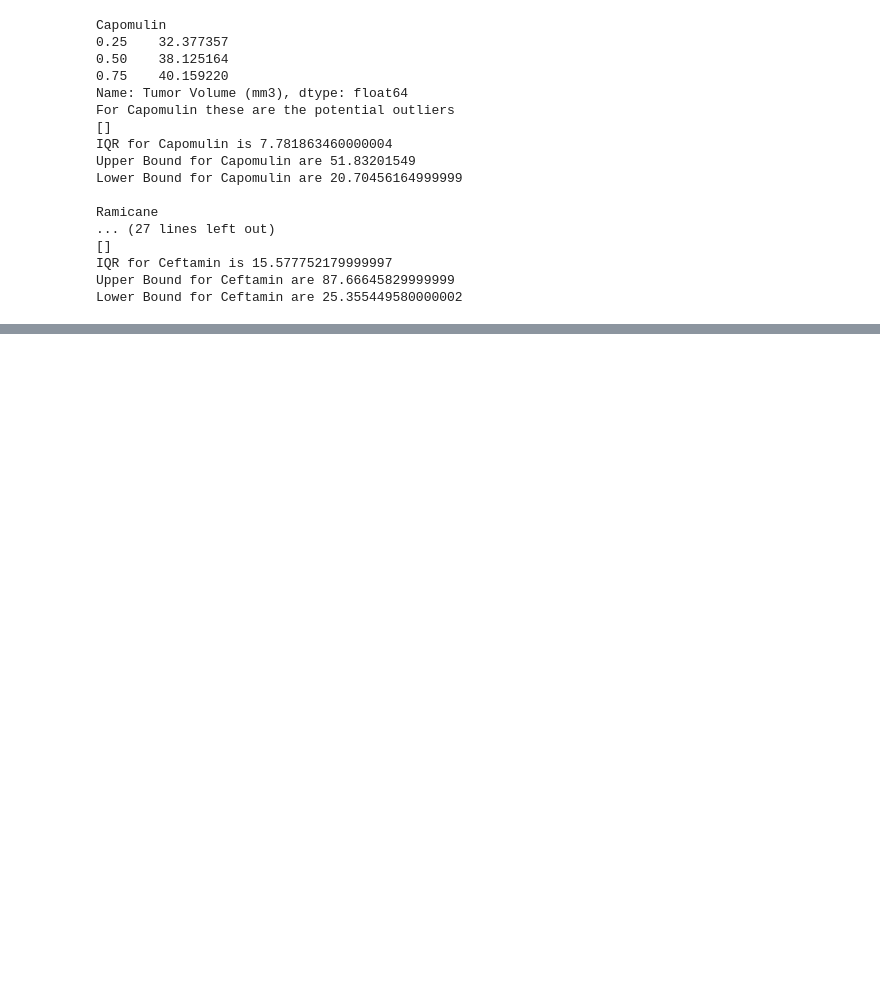
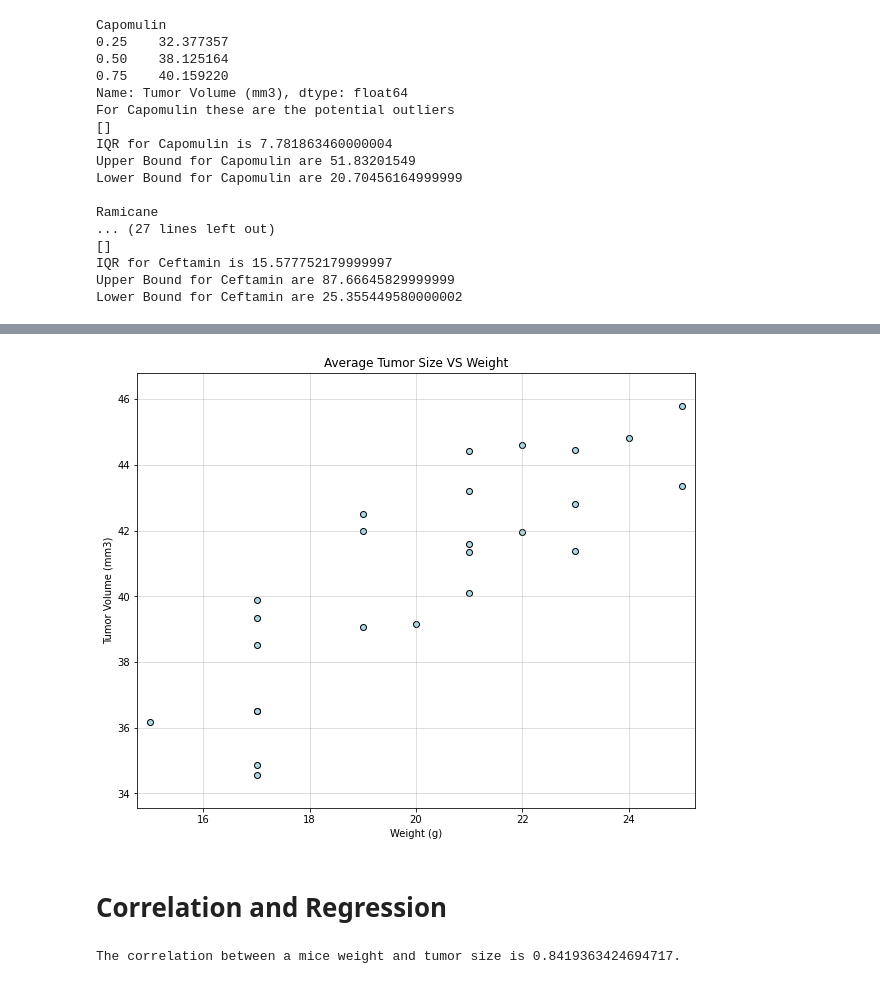
Before and after one commit to radioactivearm/matplotlib-challenge, a Jupyter notebook: Pymaceuticals/pymaceuticals_main.ipynb, the cells around one changed output, grey strips where cells are left out. Cells and saved outputs as stored; diff of their text form; code cells hidden in the pictures; blank space fills up the shorter version.

```diff
--- a/Pymaceuticals/pymaceuticals_main.ipynb
+++ b/Pymaceuticals/pymaceuticals_main.ipynb
@@ -454,0 +404,34 @@ plt.show()
+# %%
+# i am going to group by mouse that take average of both tumor volume and weight and plot them
+cap_by_mouse = cap_mice.groupby('Mouse ID')
+
+avg_tumor = cap_by_mouse['Tumor Volume (mm3)'].mean()
+
+# i am taking the average but since they are static i is really just grabbing the number for me
+weight = cap_by_mouse['Weight (g)'].mean()
+# %%
+# plotting
+plt.figure(figsize=(10,8))
+plt.scatter(weight, avg_tumor, color='lightblue', edgecolor='black')
+
+plt.grid(alpha=.5)
+
+plt.title('Average Tumor Size VS Weight')
+plt.xlabel('Weight (g)')
+plt.ylabel('Tumor Volume (mm3)')
+
+plt.xlim(min(weight)-0.25,max(weight)+0.25)
+plt.ylim(min(avg_tumor)-1,max(avg_tumor)+1)
+
+plt.show()
+# %% [output]
+[figure, added]
+# %% [markdown]
+# Correlation and Regression
+# %%
+# Calculate the correlation coefficient and linear regression model
+# for mouse weight and average tumor volume for the Capomulin regimen
+correlation = st.pearsonr(weight,avg_tumor)
+print(f'The correlation between a mice weight and tumor size is {correlation[0]}.')
+# %% [output]
+The correlation between a mice weight and tumor size is 0.8419363424694717.
```
Also changed, not shown: parts of 33 cells of this notebook.
